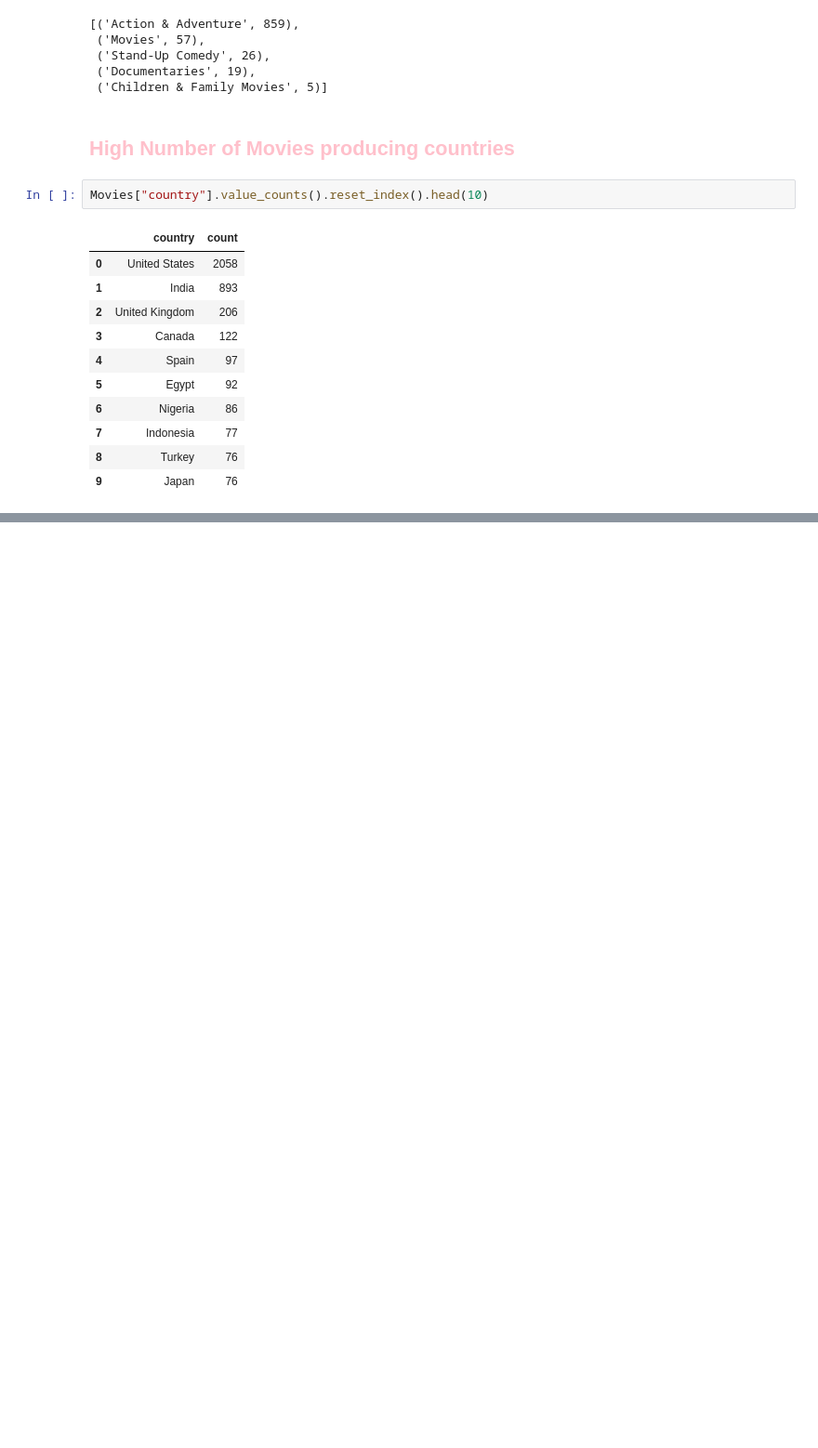
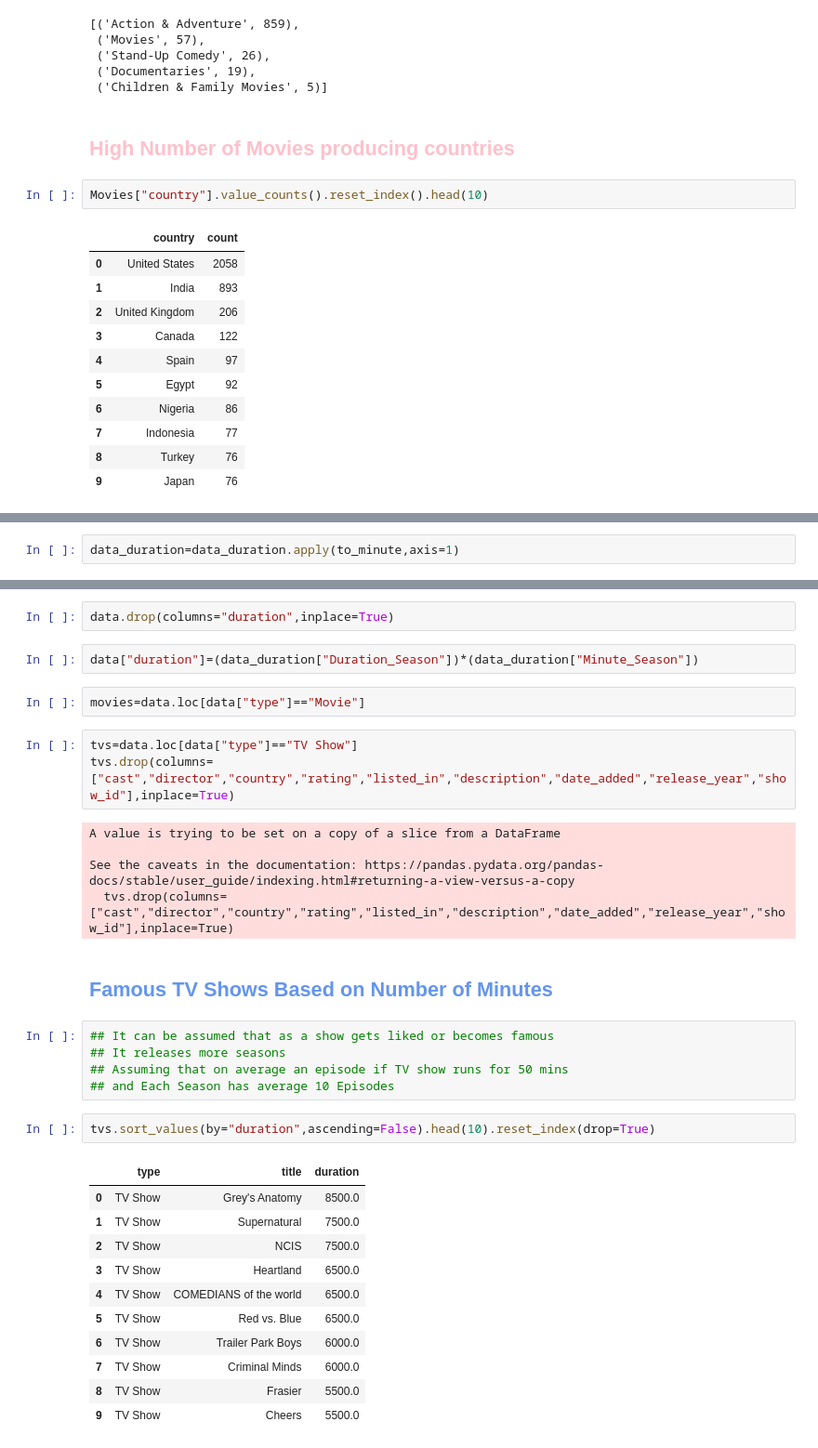
Before and after one commit to r9hit10/NetFlix-EDA, a Jupyter notebook: Netflix_Exploratory_Data_Analysis.ipynb, the cells around one changed output, grey strips where cells are left out. Shown: that part at 93% size. Cells and saved outputs as stored; diff of their text form; blank space fills up the shorter version.

```diff
--- a/Netflix_Exploratory_Data_Analysis.ipynb
+++ b/Netflix_Exploratory_Data_Analysis.ipynb
@@ -429,0 +644,2 @@ Movies["country"].value_counts().reset_index().head(10)
+# %%
+data_duration=data_duration.apply(to_minute,axis=1)
@@ -429,0 +658,35 @@ Movies["country"].value_counts().reset_index().head(10)
+# %%
+data.drop(columns="duration",inplace=True)
+# %%
+data["duration"]=(data_duration["Duration_Season"])*(data_duration["Minute_Season"])
+# %%
+movies=data.loc[data["type"]=="Movie"]
+# %%
+tvs=data.loc[data["type"]=="TV Show"]
+tvs.drop(columns=["cast","director","country","rating","listed_in","description","date_added","release_year","show_id"],inplace=True)
+# %% [output]
+A value is trying to be set on a copy of a slice from a DataFrame
+
+See the caveats in the documentation: https://pandas.pydata.org/pandas-docs/stable/user_guide/indexing.html#returning-a-view-versus-a-copy
+  tvs.drop(columns=["cast","director","country","rating","listed_in","description","date_added","release_year","show_id"],inplace=True)
+# %% [markdown]
+## <font color="cornflowerblue"> Famous TV Shows Based on Number of Minutes </font>
+# %%
+## It can be assumed that as a show gets liked or becomes famous
+## It releases more seasons
+## Assuming that on average an episode if TV show runs for 50 mins
+## and Each Season has average 10 Episodes
+# %%
+tvs.sort_values(by="duration",ascending=False).head(10).reset_index(drop=True)
+# %% [output]
+|  | type | title | duration |
+| 0 | TV Show | Grey's Anatomy | 8500.0 |
+| 1 | TV Show | Supernatural | 7500.0 |
+| 2 | TV Show | NCIS | 7500.0 |
+| 3 | TV Show | Heartland | 6500.0 |
+| 4 | TV Show | COMEDIANS of the world | 6500.0 |
+| 5 | TV Show | Red vs. Blue | 6500.0 |
+| 6 | TV Show | Trailer Park Boys | 6000.0 |
+| 7 | TV Show | Criminal Minds | 6000.0 |
+| 8 | TV Show | Frasier | 5500.0 |
+| 9 | TV Show | Cheers | 5500.0 |
```
Also changed, not shown: parts of 34 cells of this notebook.
